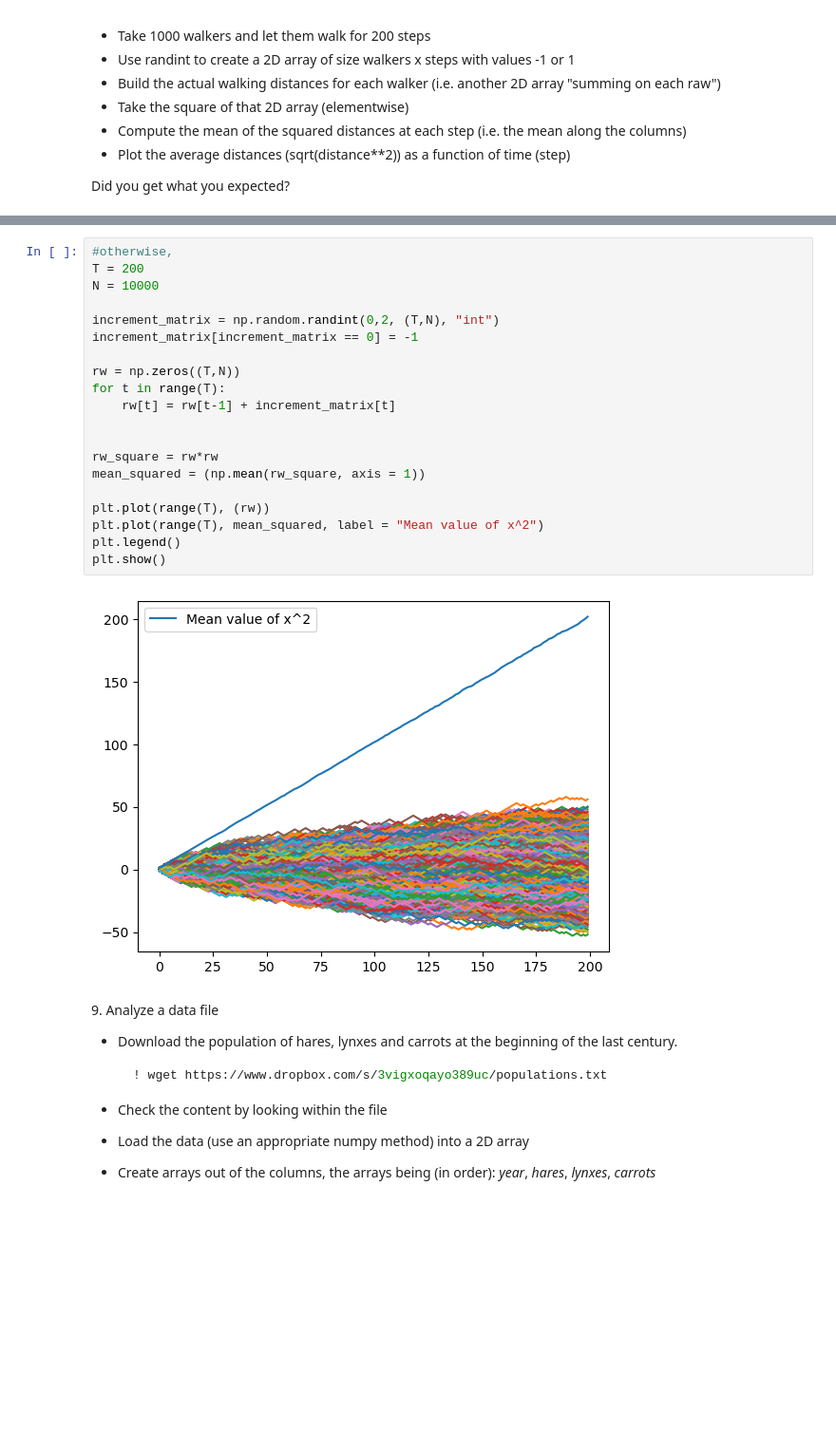
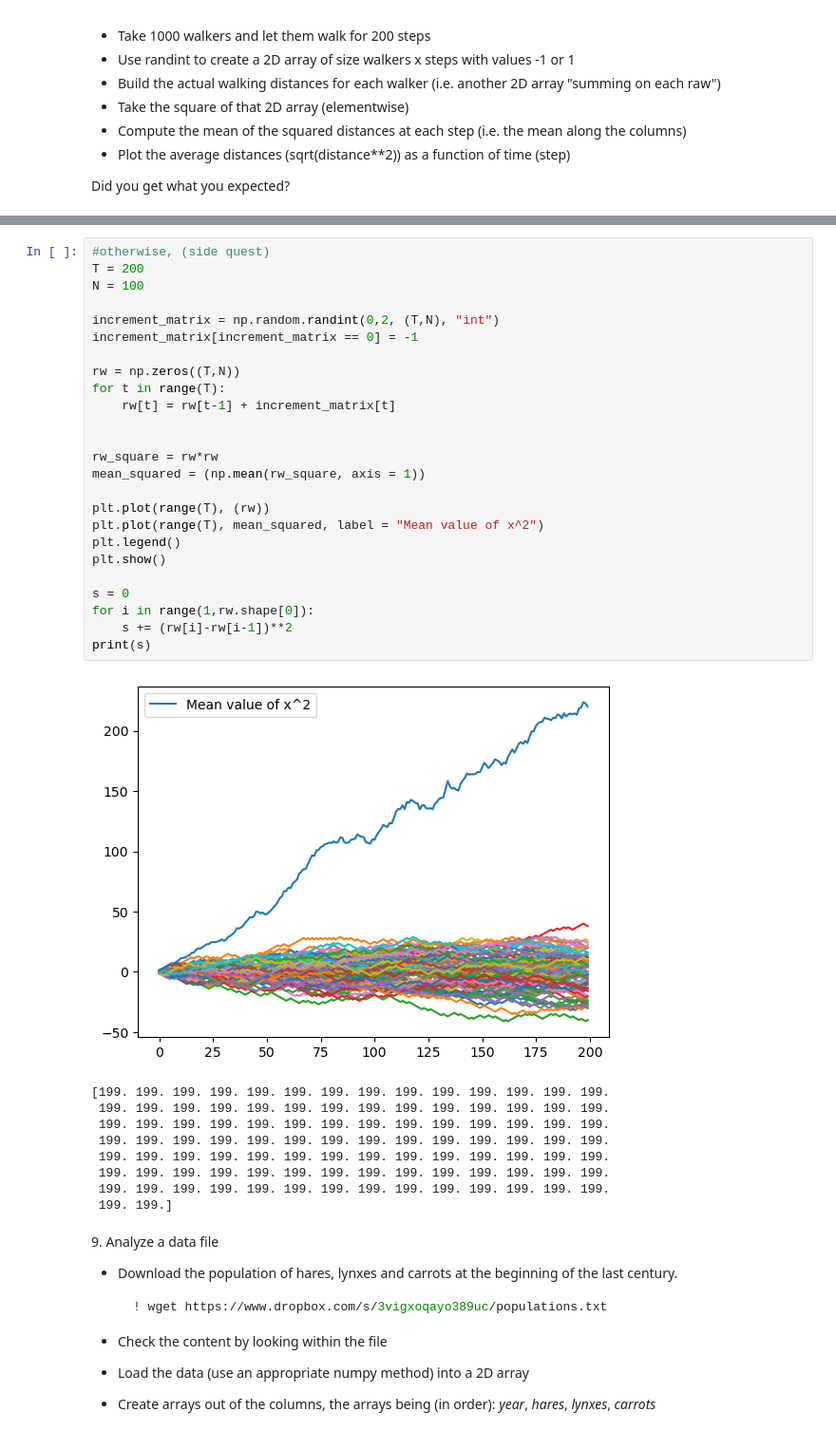
Before and after one commit to lorenzorizzi17/LaboratoryOfComputationalPhysics_Y7, a Jupyter notebook: 04ex_Numpy.ipynb, the cells around one changed output, grey strips where cells are left out. Shown at 95% size. Cells and saved outputs as stored; diff of their text form; blank space fills up the shorter version.

```diff
--- a/04ex_Numpy.ipynb
+++ b/04ex_Numpy.ipynb
@@ -304,25 +297,38 @@ plt.show()
 # %%
-#otherwise,
+#otherwise, (side quest)
 T = 200
-N = 10000
+N = 100
 
 increment_matrix = np.random.randint(0,2, (T,N), "int")
 increment_matrix[increment_matrix == 0] = -1
 
 rw = np.zeros((T,N))
 for t in range(T):
     rw[t] = rw[t-1] + increment_matrix[t]
 
 
 rw_square = rw*rw
 mean_squared = (np.mean(rw_square, axis = 1))
 
 plt.plot(range(T), (rw))
 plt.plot(range(T), mean_squared, label = "Mean value of x^2")
 plt.legend()
 plt.show()
+
+s = 0
+for i in range(1,rw.shape[0]):
+    s += (rw[i]-rw[i-1])**2
+print(s)
 # %% [output]
-[figure, old version]
+[figure, new version]
+[199. 199. 199. 199. 199. 199. 199. 199. 199. 199. 199. 199. 199. 199.
+ 199. 199. 199. 199. 199. 199. 199. 199. 199. 199. 199. 199. 199. 199.
+ 199. 199. 199. 199. 199. 199. 199. 199. 199. 199. 199. 199. 199. 199.
+ 199. 199. 199. 199. 199. 199. 199. 199. 199. 199. 199. 199. 199. 199.
+ 199. 199. 199. 199. 199. 199. 199. 199. 199. 199. 199. 199. 199. 199.
+ 199. 199. 199. 199. 199. 199. 199. 199. 199. 199. 199. 199. 199. 199.
+ 199. 199. 199. 199. 199. 199. 199. 199. 199. 199. 199. 199. 199. 199.
+ 199. 199.]
 # %% [markdown]
 9\. Analyze a data file
   * Download the population of hares, lynxes and carrots at the beginning of the last century.
```
Also changed, not shown: parts of 4 cells of this notebook, 7 other files.
